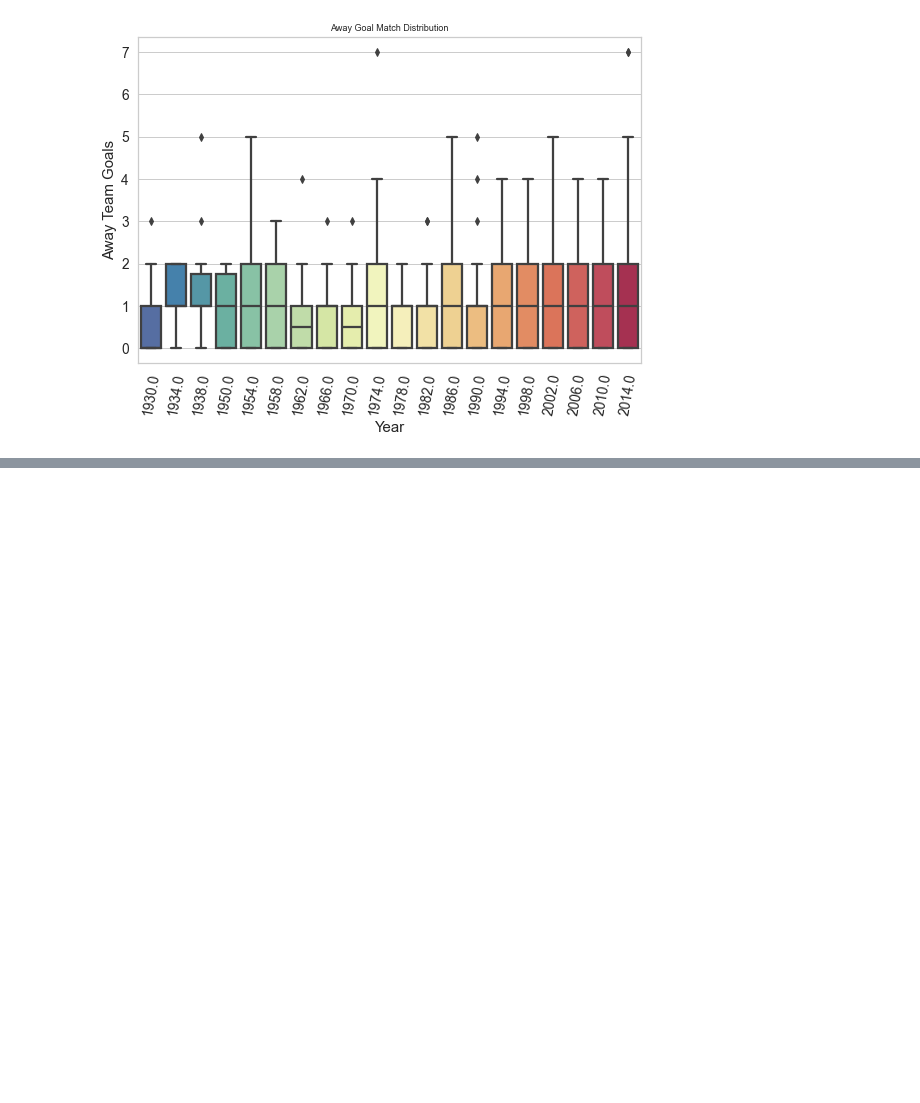
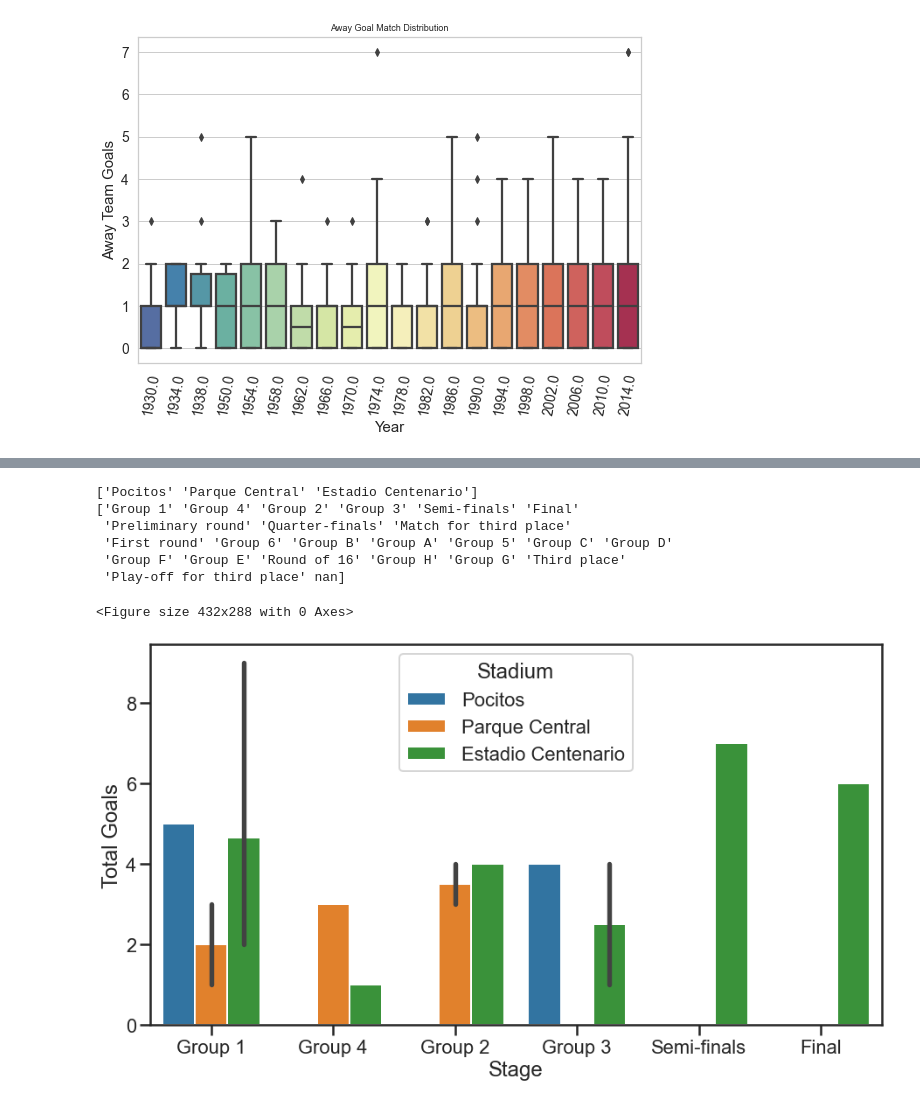
Before and after one commit to juanm05/Fifa-World-Cup-Analysis, a Jupyter notebook: main.ipynb, the cells around one changed output, grey strips where cells are left out. Cells and saved outputs as stored; diff of their text form; code cells hidden in the pictures; blank space fills up the shorter version.

Commit message:
Agregue plot estadios con sus fases

```diff
--- a/main.ipynb
+++ b/main.ipynb
@@ -117,0 +118,24 @@ plt.show()
+# %%
+# Usar nested category en violin plot y bar plot
+# cada ciudad posible en el 30
+
+
+df_1930 = df[df.Year == 1930]
+
+print(df_1930.Stadium.unique())
+print(df.Stage.unique())
+
+plt.clf()
+f, ax = plt.subplots(figsize = (15, 8))
+sns.barplot(data = df_1930, x = "Stage", y = "Total Goals", hue = "Stadium")
+# sns.barplot(data = df_1930, x = "Stadium", y = "Total Goals", hue = "Stage")
+plt.show()
+# %% [output]
+['Pocitos' 'Parque Central' 'Estadio Centenario']
+['Group 1' 'Group 4' 'Group 2' 'Group 3' 'Semi-finals' 'Final'
+ 'Preliminary round' 'Quarter-finals' 'Match for third place'
+ 'First round' 'Group 6' 'Group B' 'Group A' 'Group 5' 'Group C' 'Group D'
+ 'Group F' 'Group E' 'Round of 16' 'Group H' 'Group G' 'Third place'
+ 'Play-off for third place' nan]
+<Figure size 432x288 with 0 Axes>
+[figure, added]
```
Also changed, not shown: parts of 2 cells of this notebook.
